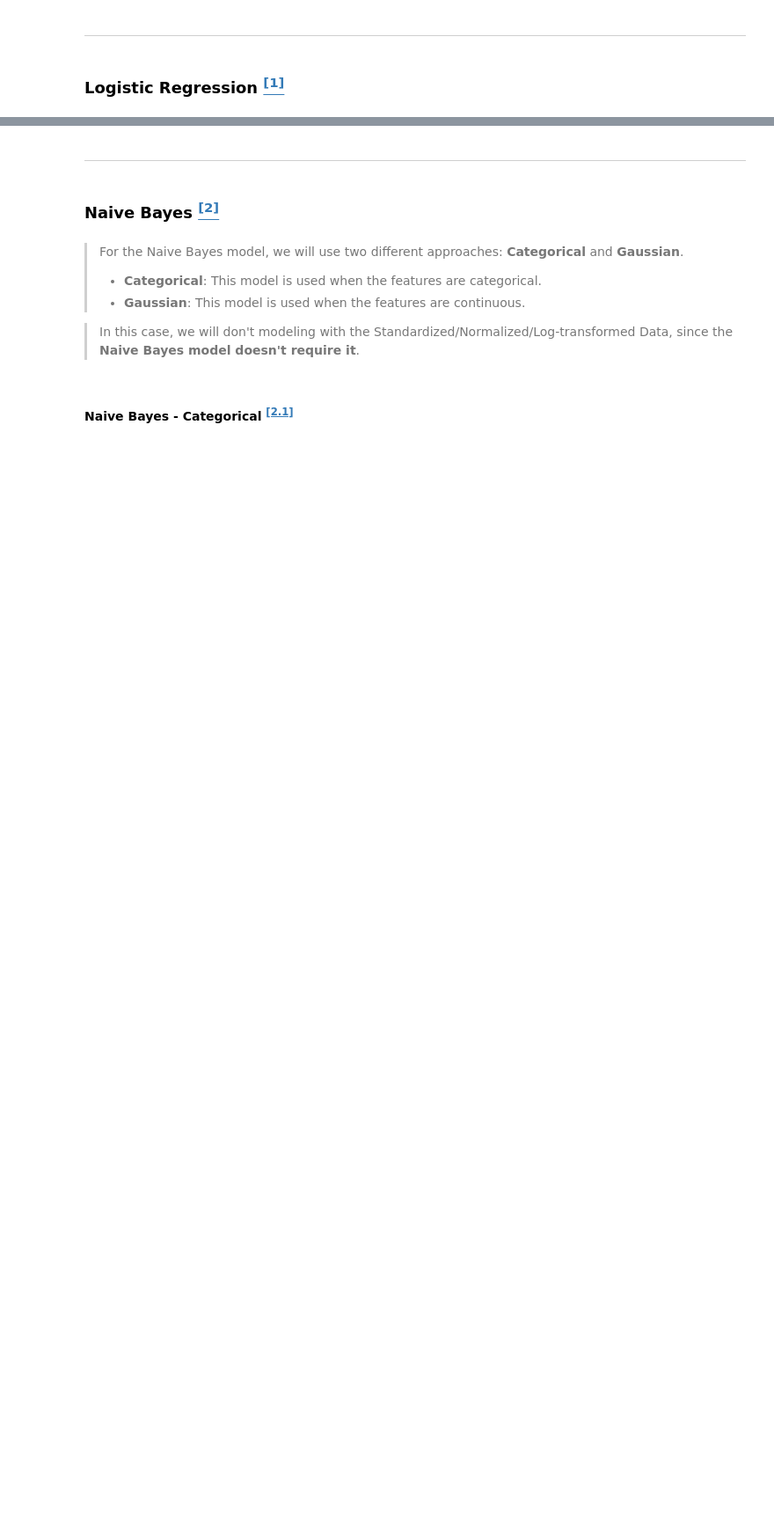
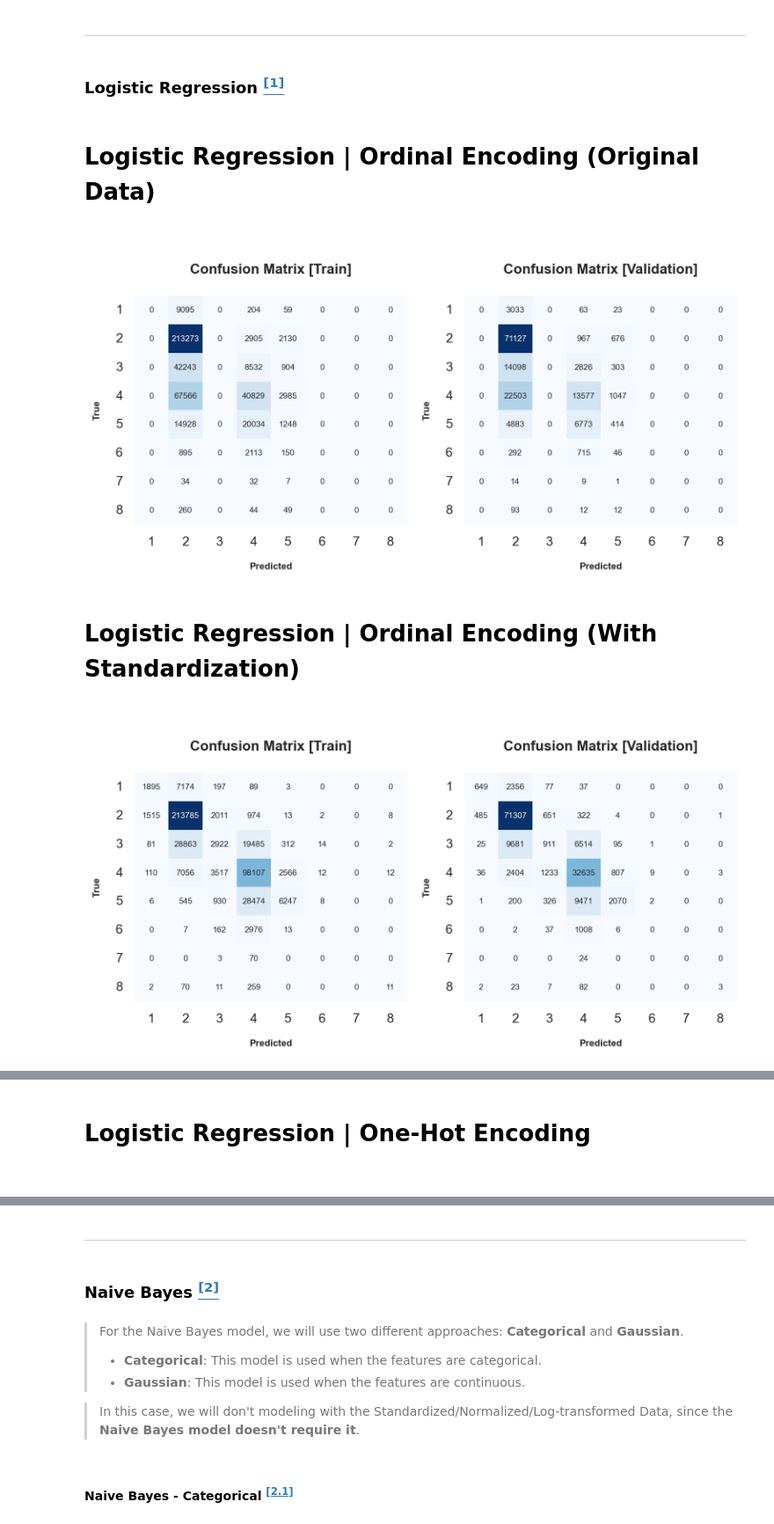
Before and after one commit to Silvestre17/ML_24.25_Project_Group33, a Jupyter notebook: 3_Modeling&Evaluation_MLProject_Group33.ipynb, the cells around one changed output, grey strips where cells are left out. Shown at 88% size. Cells and saved outputs as stored; diff of their text form; code cells hidden in the pictures; blank space fills up the shorter version.

```diff
--- a/3_Modeling&Evaluation_MLProject_Group33.ipynb
+++ b/3_Modeling&Evaluation_MLProject_Group33.ipynb
@@ -486,11 +569,11 @@ lr_ord = LogisticRegression()
 lr_cv_ord = cross_validate(lr_ord,X_train_ordinal_encoded,y_train,cv=5)
 
 # Train the model
-lr_ord.fit(X_train_norm, y_train)
+lr_ord.fit(X_train_ordinal_encoded, y_train)
 
 # Predictions
-lr_ord_pred_train = lr_ord.predict(X_train_norm)
-lr_ord_pred_train_proba = lr_ord.predict_proba(X_train_norm)
+lr_ord_pred_train = lr_ord.predict(X_train_ordinal_encoded)
+lr_ord_pred_train_proba = lr_ord.predict_proba(X_train_ordinal_encoded)
 
 lr_ord_pred_val = lr_ord.predict(X_val_ordinal_encoded)
 lr_ord_pred_val_proba = lr_ord.predict_proba(X_val_ordinal_encoded)
@@ -521,8 +604,8 @@ lr_ord_norm.fit(X_train_norm, y_train)
 lr_ord_norm_pred_train = lr_ord_norm.predict(X_train_norm)
 lr_ord_norm_pred_train_proba = lr_ord_norm.predict_proba(X_train_norm)
 
-lr_ord_norm_pred_val = lr_ord_norm.predict(X_val_ordinal_encoded)
-lr_ord_norm_pred_val_proba = lr_ord_norm.predict_proba(X_val_ordinal_encoded)
+lr_ord_norm_pred_val = lr_ord_norm.predict(X_validation_norm)
+lr_ord_norm_pred_val_proba = lr_ord_norm.predict_proba(X_validation_norm)
 
 # ============ With Log Transformation
 lr_ord_log = LogisticRegression()
@@ -535,44 +618,49 @@ lr_ord_log.fit(X_train_log, y_train)
 lr_ord_log_pred_train = lr_ord_log.predict(X_train_log)
 lr_ord_log_pred_train_proba = lr_ord_log.predict_proba(X_train_log)
 
-lr_ord_log_pred_val = lr_ord_log.predict(X_val_ordinal_encoded)
-lr_ord_log_pred_val_proba = lr_ord_log.predict_proba(X_val_ordinal_encoded)
+lr_ord_log_pred_val = lr_ord_log.predict(X_validation_log)
+lr_ord_log_pred_val_proba = lr_ord_log.predict_proba(X_validation_log)
 
-# ################################ One-Hot Encoding
+# ################################ One-Hot Encoding (with MinMaxScaler)
 lr_ohe = LogisticRegression()
-lr_cv_ohe = cross_validate(lr_ohe,X_train_ohe,y_train,cv=5)
+lr_cv_ohe = cross_validate(lr_ohe,X_train_ohe_norm,y_train,cv=5)
 
 # Train the model
 lr_ohe.fit(X_train_ohe, y_train)
 
 # Predictions
-lr_ohe_pred_train = lr_ohe.predict(X_train_ohe)
-lr_ohe_pred_train_proba = lr_ohe.predict_proba(X_train_ohe)
+lr_ohe_pred_train = lr_ohe.predict(X_train_ohe_norm)
+lr_ohe_pred_train_proba = lr_ohe.predict_proba(X_train_ohe_norm)
 
-lr_ohe_pred_val = lr_ohe.predict(X_val_ohe)
-lr_ohe_pred_val_proba = lr_ohe.predict_proba(X_val_ohe)
+lr_ohe_pred_val = lr_ohe.predict(X_validation_ohe_norm)
+lr_ohe_pred_val_proba = lr_ohe.predict_proba(X_validation_ohe_norm)
 
-## Time of Execution Logistic Regression = 6m 34.9s
+## Time of Execution Logistic Regression = Xm Xs
 # %%
 # Classification Metrics & Confusion Matrix
 classification_metrics('Logistic Regression | Ordinal Encoding (Original Data)', lr_cv_ord,
                        y_train, lr_ord_pred_train, lr_ord_pred_train_proba,
-                       y_val, lr_ord_pred_val, lr_ord_pred_val_proba, classification_report=False)
+                       y_val, lr_ord_pred_val, lr_ord_pred_val_proba, classification_report_show=False)
 
 classification_metrics('Logistic Regression | Ordinal Encoding (With Standardization)', lr_cv_ord_std,
                         y_train, lr_ord_std_pred_train, lr_ord_std_pred_train_proba,
-                        y_val, lr_ord_std_pred_val, lr_ord_std_pred_val_proba, classification_report=False)
+                        y_val, lr_ord_std_pred_val, lr_ord_std_pred_val_proba, classification_report_show=False)
 
 classification_metrics('Logistic Regression | Ordinal Encoding (With Normalization)', lr_cv_ord_norm,
                         y_train, lr_ord_norm_pred_train, lr_ord_norm_pred_train_proba,
-                        y_val, lr_ord_norm_pred_val, lr_ord_norm_pred_val_proba, classification_report=False)
+                        y_val, lr_ord_norm_pred_val, lr_ord_norm_pred_val_proba, classification_report_show=False)
 
 classification_metrics('Logistic Regression | Ordinal Encoding (With Log Transformation)', lr_cv_ord_log,
                         y_train, lr_ord_log_pred_train, lr_ord_log_pred_train_proba,
-                        y_val, lr_ord_log_pred_val, lr_ord_log_pred_val_proba, classification_report=False)
+                        y_val, lr_ord_log_pred_val, lr_ord_log_pred_val_proba, classification_report_show=False)
 
 classification_metrics('Logistic Regression | One-Hot Encoding', lr_cv_ohe,
                         y_train, lr_ohe_pred_train, lr_ohe_pred_train_proba,
-                        y_val, lr_ohe_pred_val, lr_ohe_pred_val_proba, classification_report=False)
+                        y_val, lr_ohe_pred_val, lr_ohe_pred_val_proba, classification_report_show=False)
 
 ##############################################################################################################################################
+# %% [output]
+Logistic Regression | Ordinal Encoding (Original Data)
+[figure, added]
+Logistic Regression | Ordinal Encoding (With Standardization)
+[figure, added]
@@ -578,0 +671 @@ classification_metrics('Logistic Regression | One-Hot Encoding', lr_cv_ohe,
+Logistic Regression | One-Hot Encoding
```
Also changed, not shown: parts of 37 cells of this notebook, 14 other files.
